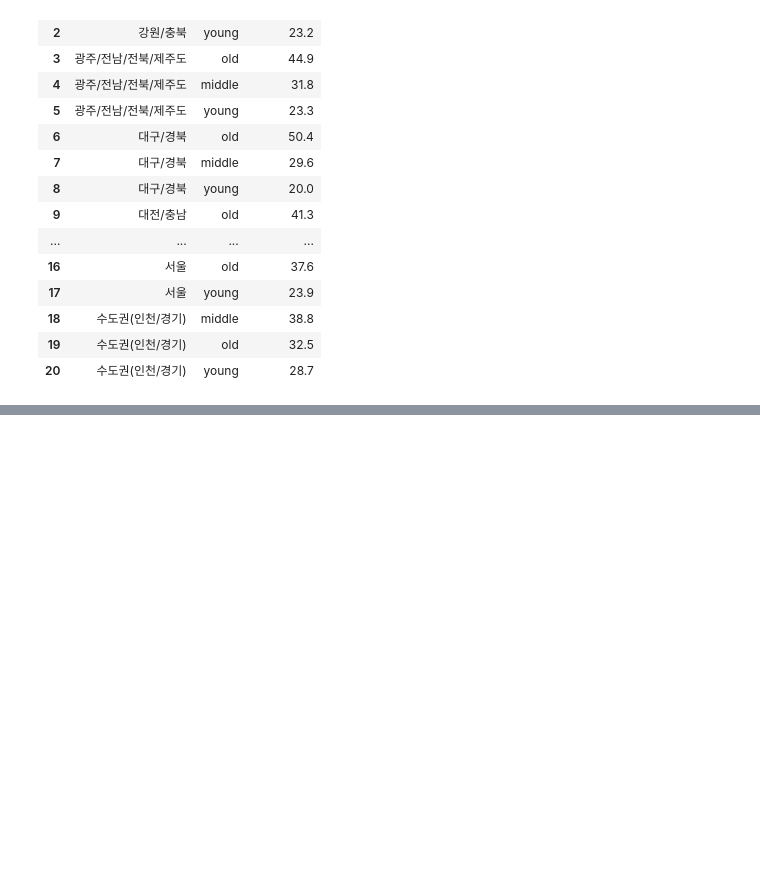
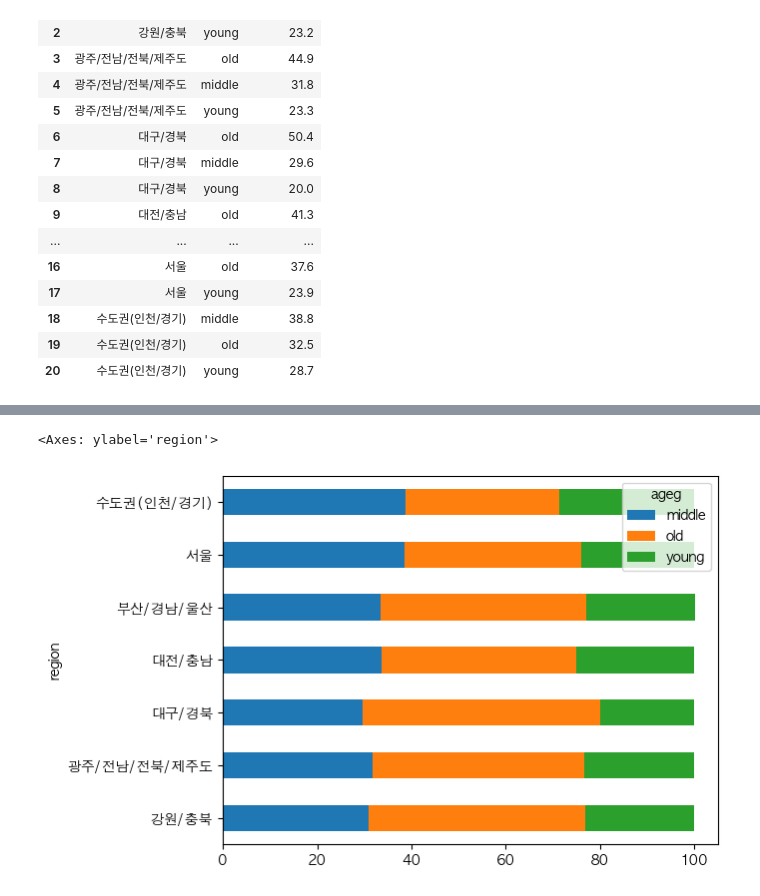
Before and after one commit to online5880/doit_python_da, a Jupyter notebook: chapter_09/09-9.ipynb, the cells around one changed output, grey strips where cells are left out. Drawn from its saved outputs; the diff is of its cells as text; code cells hidden in the pictures; blank space fills up the shorter version.

```diff
--- a/chapter_09/09-9.ipynb
+++ b/chapter_09/09-9.ipynb
@@ -152,0 +173,9 @@ sns.barplot(data=region_ageg, x="proportion", y="region", hue="ageg")
+# %%
+# 누적 비율 막대 그래프 만들기
+# 피벗하기
+
+pivot_df = region_ageg[["region", "ageg", "proportion"]].pivot(
+    index="region", columns="ageg", values="proportion"
+)
+
+pivot_df
@@ -152,0 +192,5 @@ sns.barplot(data=region_ageg, x="proportion", y="region", hue="ageg")
+# %%
+pivot_df.plot.barh(stacked=True)
+# %% [output]
+<Axes: ylabel='region'>
+[figure, added]
```
Also changed, not shown: parts of 7 cells of this notebook, 2 other files.
